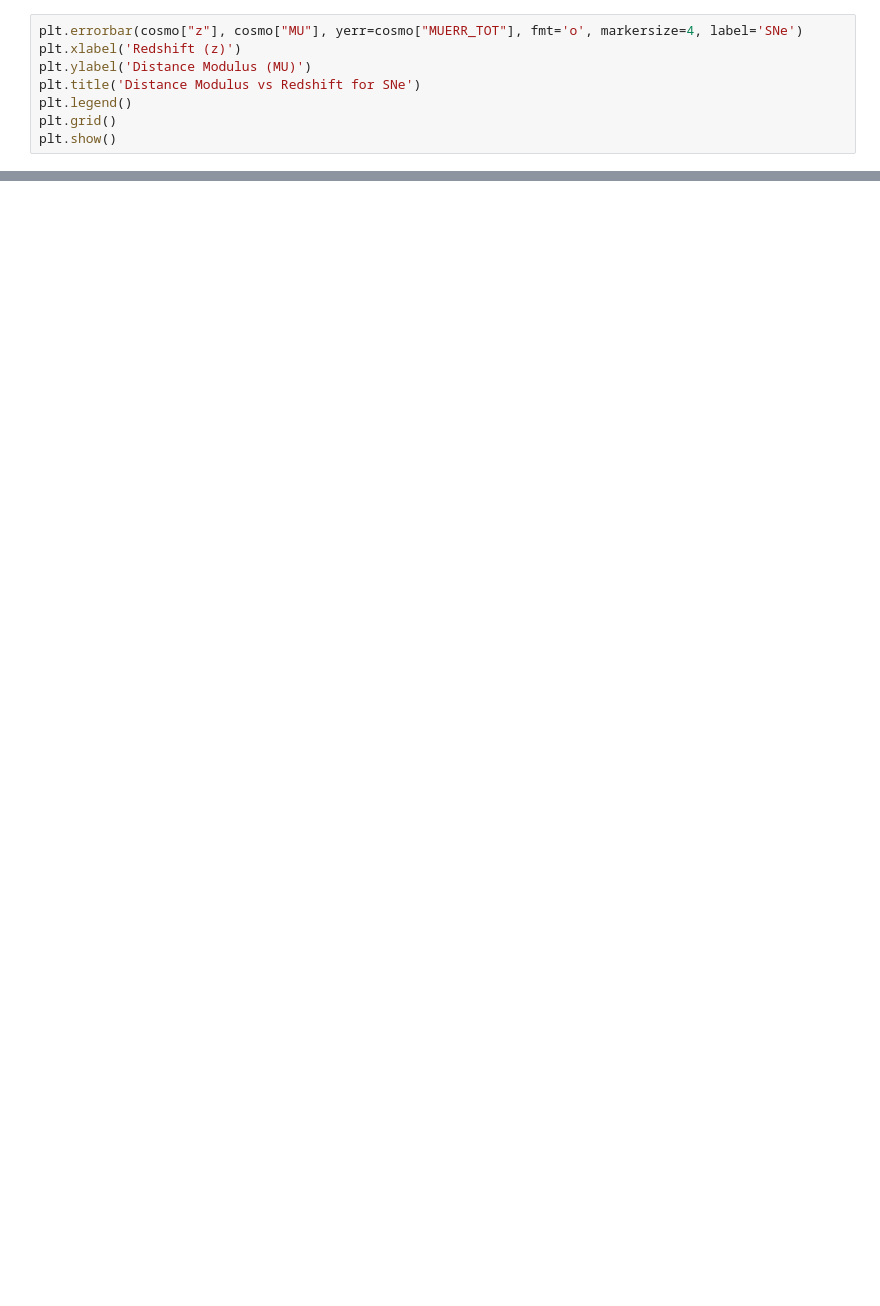
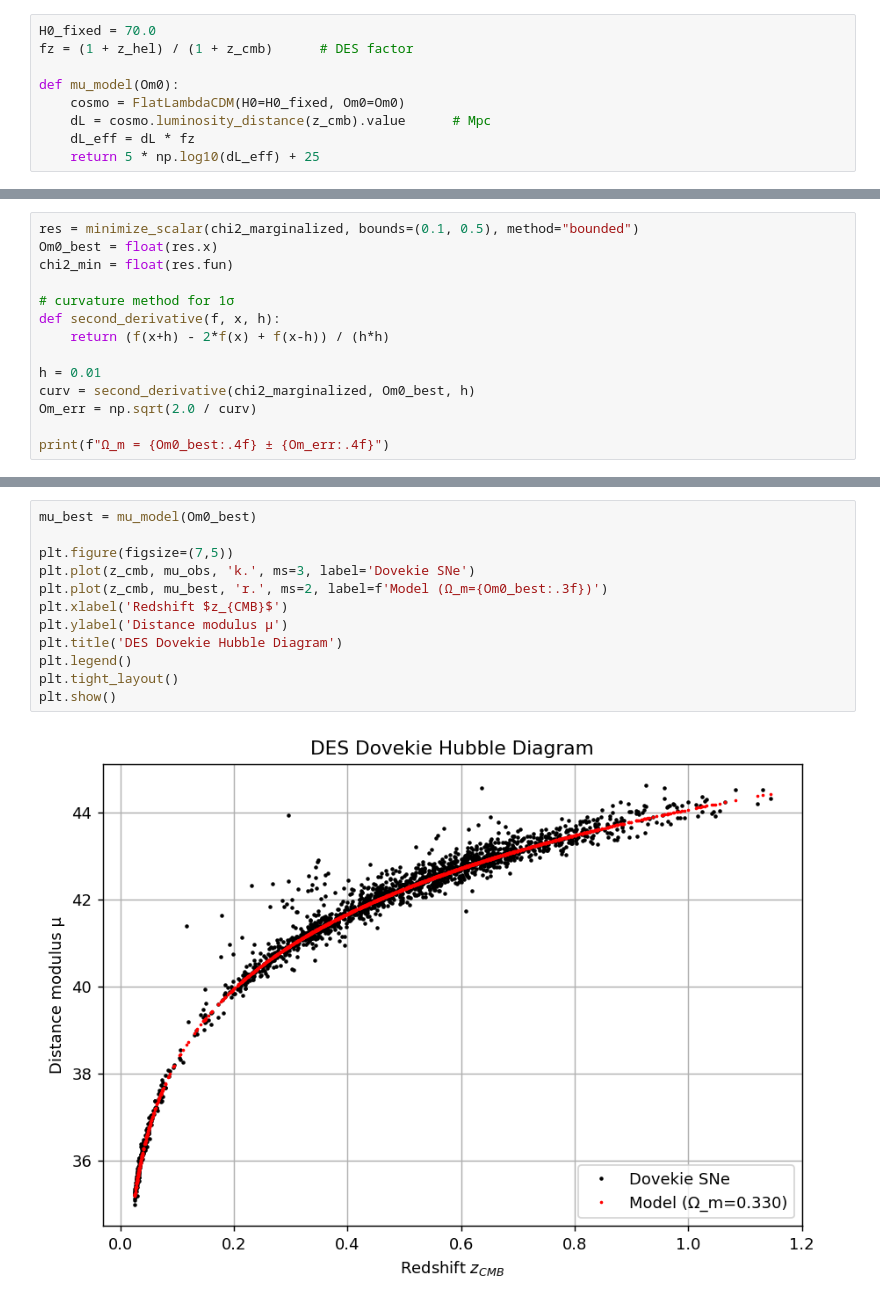
Before and after one commit to ShBrady/MSc-Thesis, a Jupyter notebook: CODE.ipynb, the cells around one changed output, grey strips where cells are left out. Saved outputs shown, nothing was run; the diff lists cells and outputs as text; blank space fills up the shorter version.

```diff
--- a/CODE.ipynb
+++ b/CODE.ipynb
@@ -78,8 +41,9 @@ Error statistics:
 # %%
-plt.errorbar(cosmo["z"], cosmo["MU"], yerr=cosmo["MUERR_TOT"], fmt='o', markersize=4, label='SNe')
-plt.xlabel('Redshift (z)')
-plt.ylabel('Distance Modulus (MU)')
-plt.title('Distance Modulus vs Redshift for SNe')
-plt.legend()
-plt.grid()
-plt.show()
+H0_fixed = 70.0
+fz = (1 + z_hel) / (1 + z_cmb)      # DES factor
+
+def mu_model(Om0):
+    cosmo = FlatLambdaCDM(H0=H0_fixed, Om0=Om0)
+    dL = cosmo.luminosity_distance(z_cmb).value      # Mpc
+    dL_eff = dL * fz
+    return 5 * np.log10(dL_eff) + 25
@@ -161,0 +64,14 @@ Chi2/dof = 0.83
+# %%
+res = minimize_scalar(chi2_marginalized, bounds=(0.1, 0.5), method="bounded")
+Om0_best = float(res.x)
+chi2_min = float(res.fun)
+
+# curvature method for 1σ
+def second_derivative(f, x, h):
+    return (f(x+h) - 2*f(x) + f(x-h)) / (h*h)
+
+h = 0.01
+curv = second_derivative(chi2_marginalized, Om0_best, h)
+Om_err = np.sqrt(2.0 / curv)
+
+print(f"Ω_m = {Om0_best:.4f} ± {Om_err:.4f}")
@@ -161,0 +92,14 @@ Chi2/dof = 0.83
+# %%
+mu_best = mu_model(Om0_best)
+
+plt.figure(figsize=(7,5))
+plt.plot(z_cmb, mu_obs, 'k.', ms=3, label='Dovekie SNe')
+plt.plot(z_cmb, mu_best, 'r.', ms=2, label=f'Model (Ω_m={Om0_best:.3f})')
+plt.xlabel('Redshift $z_{CMB}$')
+plt.ylabel('Distance modulus μ')
+plt.title('DES Dovekie Hubble Diagram')
+plt.legend()
+plt.tight_layout()
+plt.show()
+# %% [output]
+[figure, added]
```
Also changed, not shown: parts of 13 cells of this notebook.
